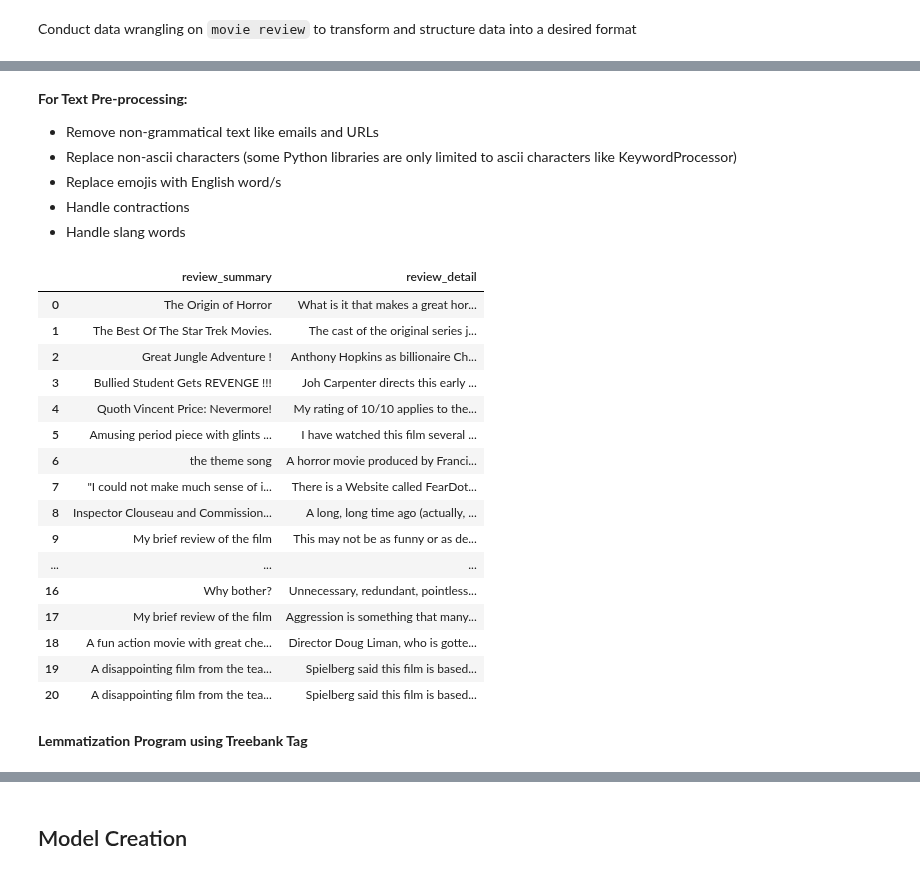
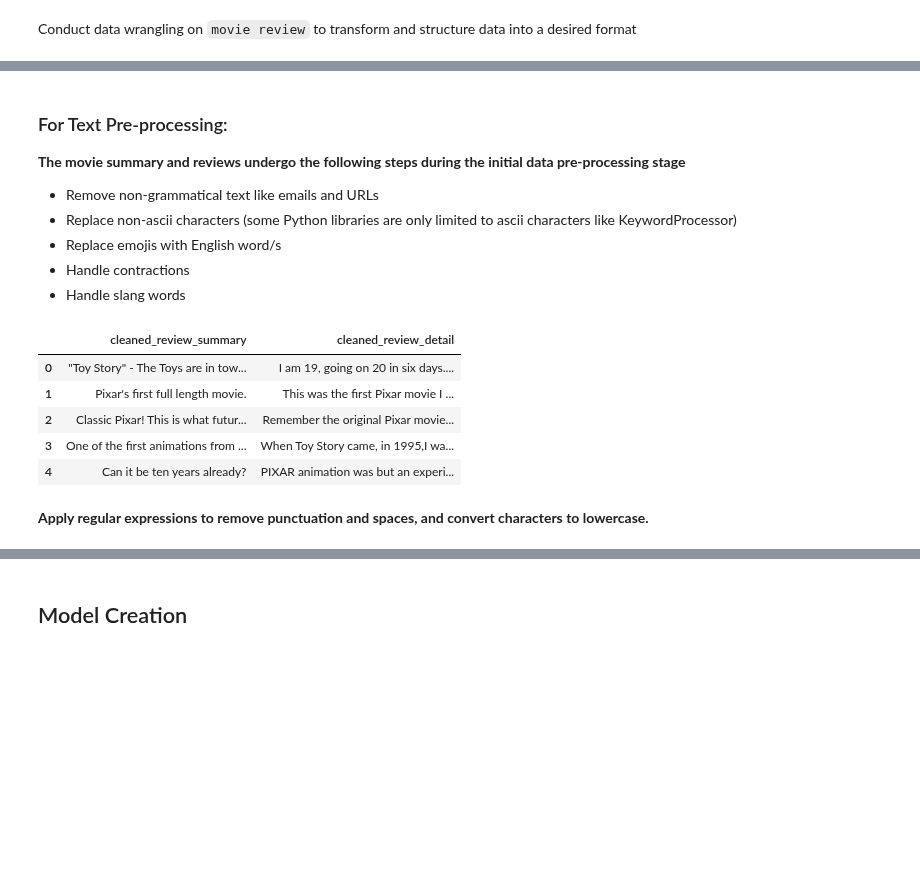
Before and after one commit to abccastro/Movie-Sentiment-Analysis, a Jupyter notebook: Movie Sentiment Analysis.ipynb, the cells around one changed output, grey strips where cells are left out. Drawn from its saved outputs; the diff is of its cells as text; code cells hidden in the pictures; blank space fills up the shorter version.

Commit message:
reviewed codes of Olivia; revised codes on regex preprocessing, removal of stopwords and lemmatization; extracted some functions from jupyter and put them in text_preprocessing.py

```diff
--- a/Movie Sentiment Analysis.ipynb
+++ b/Movie Sentiment Analysis.ipynb
@@ -353,5 +343,7 @@ movie_reviews_df.head(5)
 # %% [markdown]
-__For Text Pre-processing:__
+### For Text Pre-processing:
+
+__The movie summary and reviews undergo the following steps during the initial data pre-processing stage__
 - Remove non-grammatical text like emails and URLs
 - Replace non-ascii characters (some Python libraries are only limited to ascii characters like KeywordProcessor)
 - Replace emojis with English word/s
@@ -360,49 +352,38 @@ __For Text Pre-processing:__
 # %%
 emoji_dict = tp.get_emojis()
 slang_word_dict = tp.webscrape_slang_words()
 
 def initial_text_preprocessing(text):
     try:
         # Remove non-grammatical text
         text = tp.remove_email_address(text)
         text = tp.remove_hyperlink(text)
 
         # Replace non-ascii characters as there are Python libraries limiting this feature
         text = tp.replace_nonascii_characters(text)
 
         # Replace emojis with English word/s
         text = emoji_dict.replace_keywords(text)
 
         # Handle contractions
         text = contractions.fix(text)
 
         # Replace slang words
         text = slang_word_dict.replace_keywords(text)
 
     except Exception as err:
         print(f"ERROR: {err}")
         print(f"Input Text: {text}")
 
     return text
 
 
-movie_reviews_df[['review_summary', 'review_detail']] = movie_reviews_df[['review_summary', 'review_detail']].applymap(initial_text_preprocessing)
-movie_reviews_df[['review_summary', 'review_detail']]
+movie_reviews_df[['cleaned_review_summary', 'cleaned_review_detail']] = movie_reviews_df[['review_summary', 'review_detail']].applymap(initial_text_preprocessing)
+movie_reviews_df[['cleaned_review_summary', 'cleaned_review_detail']].head(5)
 # %% [output]
-|  | review_summary | review_detail |
-| 0 | The Origin of Horror | What is it that makes a great hor... |
-| 1 | The Best Of The Star Trek Movies. | The cast of the original series j... |
-| 2 | Great Jungle Adventure ! | Anthony Hopkins as billionaire Ch... |
-| 3 | Bullied Student Gets REVENGE !!! | Joh Carpenter directs this early ... |
-| 4 | Quoth Vincent Price: Nevermore! | My rating of 10/10 applies to the... |
-| 5 | Amusing period piece with glints ... | I have watched this film several ... |
-| 6 | the theme song | A horror movie produced by Franci... |
-| 7 | "I could not make much sense of i... | There is a Website called FearDot... |
-| 8 | Inspector Clouseau and Commission... | A long, long time ago (actually, ... |
-| 9 | My brief review of the film | This may not be as funny or as de... |
-| ... | ... | ... |
-| 16 | Why bother? | Unnecessary, redundant, pointless... |
-| 17 | My brief review of the film | Aggression is something that many... |
-| 18 | A fun action movie with great che... | Director Doug Liman, who is gotte... |
-| 19 | A disappointing film from the tea... | Spielberg said this film is based... |
-| 20 | A disappointing film from the tea... | Spielberg said this film is based... |
+|  | cleaned_review_summary | cleaned_review_detail |
+| 0 | "Toy Story" - The Toys are in tow... | I am 19, going on 20 in six days.... |
+| 1 | Pixar's first full length movie. | This was the first Pixar movie I ... |
+| 2 | Classic Pixar! This is what futur... | Remember the original Pixar movie... |
+| 3 | One of the first animations from ... | When Toy Story came, in 1995,I wa... |
+| 4 | Can it be ten years already? | PIXAR animation was but an experi... |
@@ -412,2 +390,2 @@ movie_reviews_df[['review_summary', 'review_detail']]
-# %% [markdown]
-__Lemmatization Program using Treebank Tag__
+# %% [markdown]
+__Apply regular expressions to remove punctuation and spaces, and convert characters to lowercase.__
```
Also changed, not shown: parts of 22 cells of this notebook, 1 other file.
